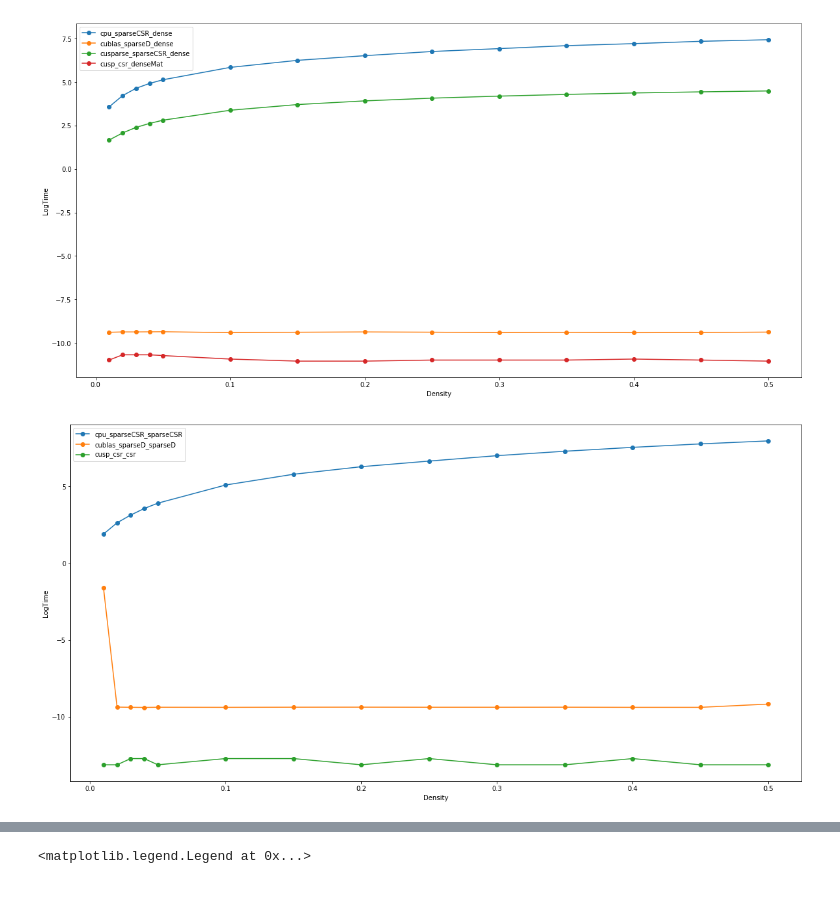
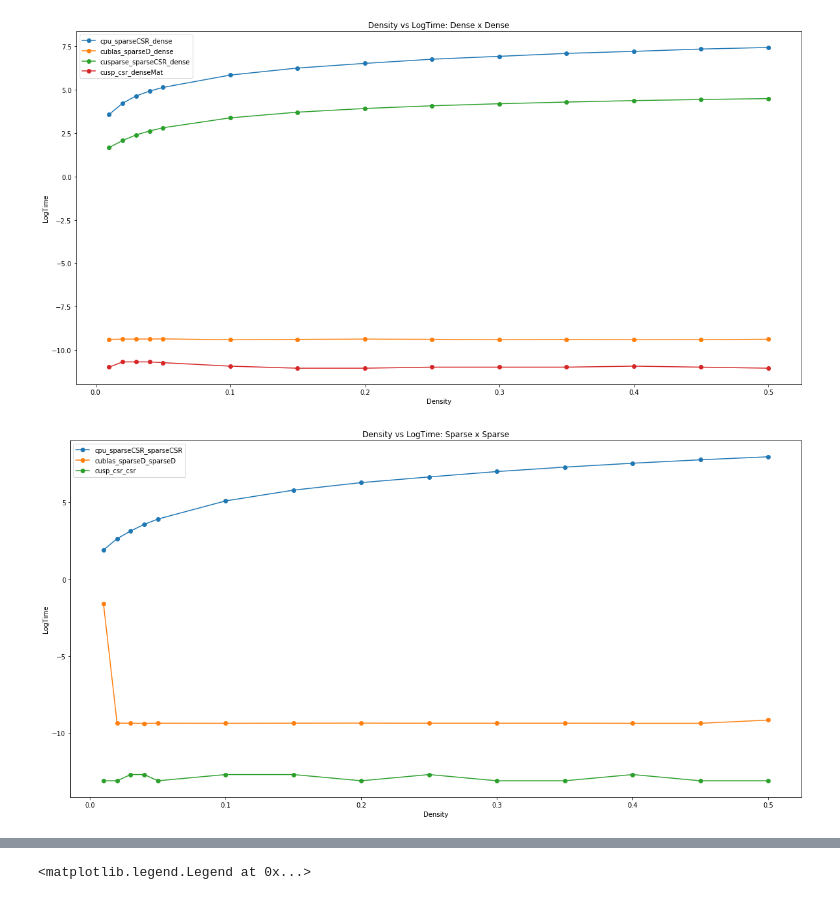
Before and after one commit to xingyousong/GPU-Sparse-Matrix-Multiply-CS-267, a Jupyter notebook: manar_plotter.ipynb, the cells around one changed output, grey strips where cells are left out. Saved outputs shown, nothing was run; the diff lists cells and outputs as text; code cells hidden in the pictures.

Commit message:
Added titles

```diff
--- a/manar_plotter.ipynb
+++ b/manar_plotter.ipynb
@@ -55,19 +55,21 @@ def plot_datasets(all_datasets):
 # %%
 set1 = ['cpu_sparseCSR_dense.csv','cublas_sparseD_dense.csv','cusparse_sparseCSR_dense.csv', 'cusp_csr_denseMat.csv']
 plt.figure(figsize=(20,10))
 plt.ylabel('LogTime')
 plt.xlabel('Density')
+plt.title('Density vs LogTime: Dense x Dense')
 plot_datasets(set1)
 # %% [output]
-[figure, old version]
+[figure, new version]
 # %%
 set2 = ['cpu_sparseCSR_sparseCSR.csv', 'cublas_sparseD_sparseD.csv', 'cusp_csr_csr.csv']
 plt.figure(figsize=(20,10))
 plt.ylabel('LogTime')
 plt.xlabel('Density')
+plt.title('Density vs LogTime: Sparse x Sparse')
 plot_datasets(set2)
 # %% [output]
-[figure, old version]
+[figure, new version]
 # %%
 set3 = ['cpu_sparseCSR_denseVector.csv', 'cublas_sparseD_denseVector.csv', 'cusp_csr_denseVec.csv','cusparse_sparseCSR_denseVector.csv']
 plt.figure(figsize=(20,10))
```
Also changed, not shown: parts of 1 cell of this notebook.
